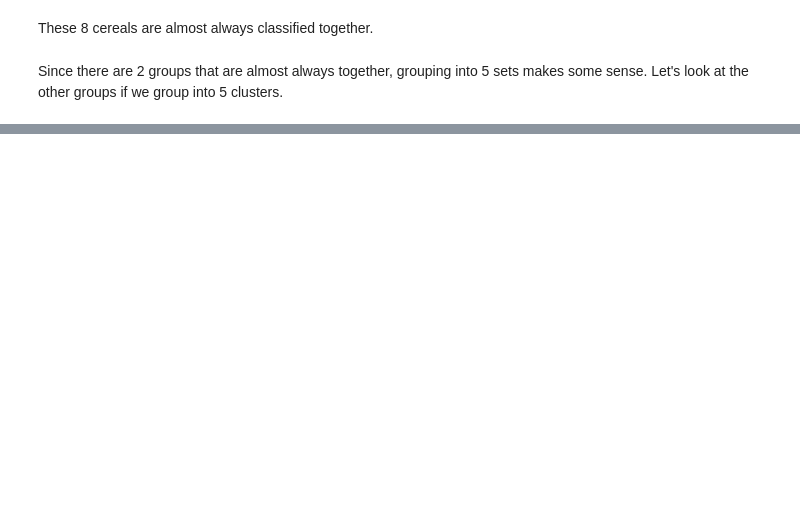
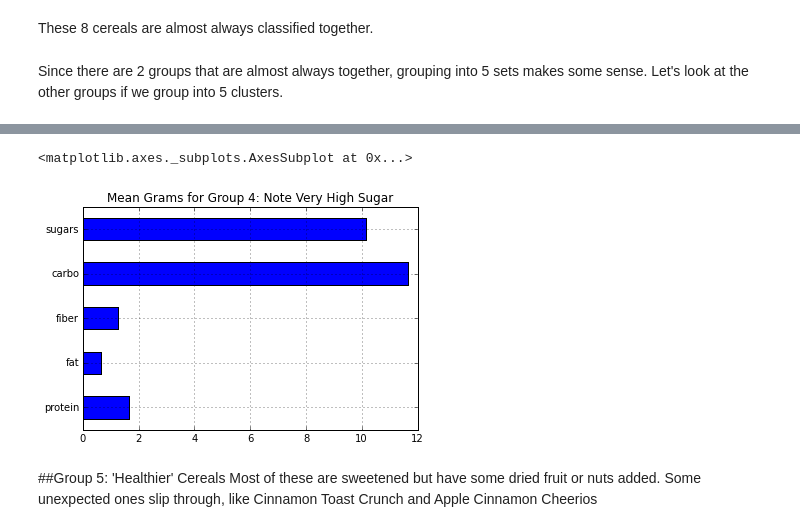
Before and after one commit to tiyd-python-2015-05/honey-nut-clusters, a Jupyter notebook: KMeansClustering.ipynb, the cells around one changed output, grey strips where cells are left out. Saved outputs shown, nothing was run; the diff lists cells and outputs as text; code cells hidden in the pictures; blank space fills up the shorter version.

```diff
--- a/KMeansClustering.ipynb
+++ b/KMeansClustering.ipynb
@@ -488,3 +524,11 @@ group_1
+# %%
+group_1_plot_B.mean(0).plot(kind = 'barh', title="Mean Grams for Group 4: Note Very High Sugar")
+# %% [output]
+<matplotlib.axes._subplots.AxesSubplot at 0x...>
+[figure, added]
+# %% [markdown]
+##Group 5: 'Healthier' Cereals
+Most of these are sweetened but have some dried fruit or nuts added.  Some unexpected ones slip through, like Cinnamon Toast Crunch and Apple Cinnamon Cheerios
 # %%
 group_3 = cereal[cereal['five_groups'] == 3]
 group_3
```
Also changed, not shown: parts of 49 cells of this notebook.
